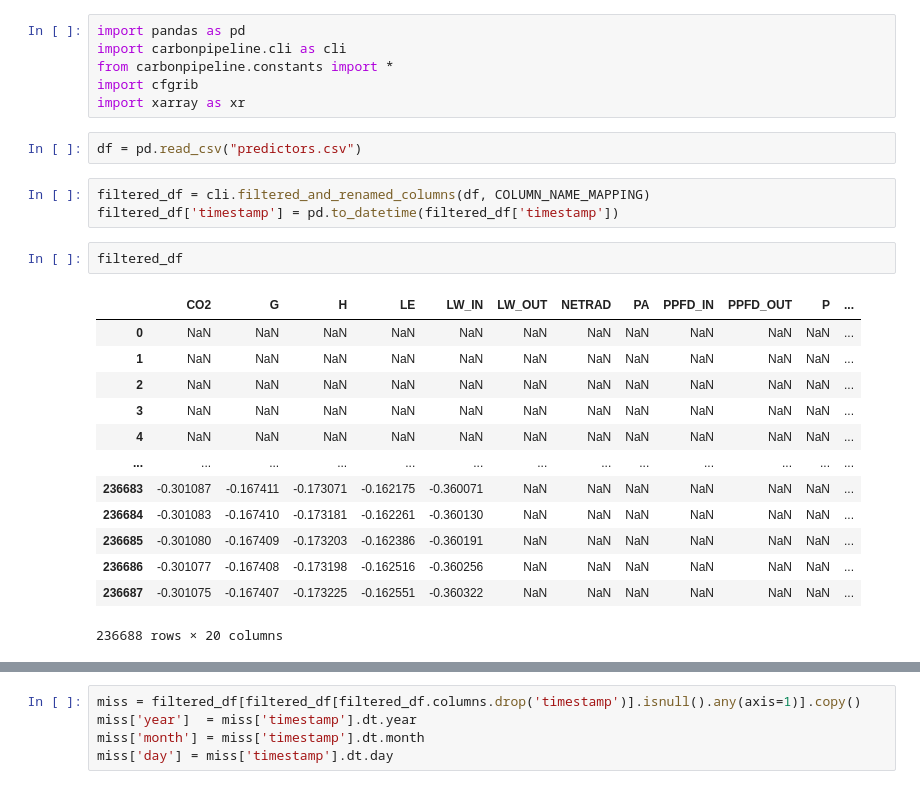
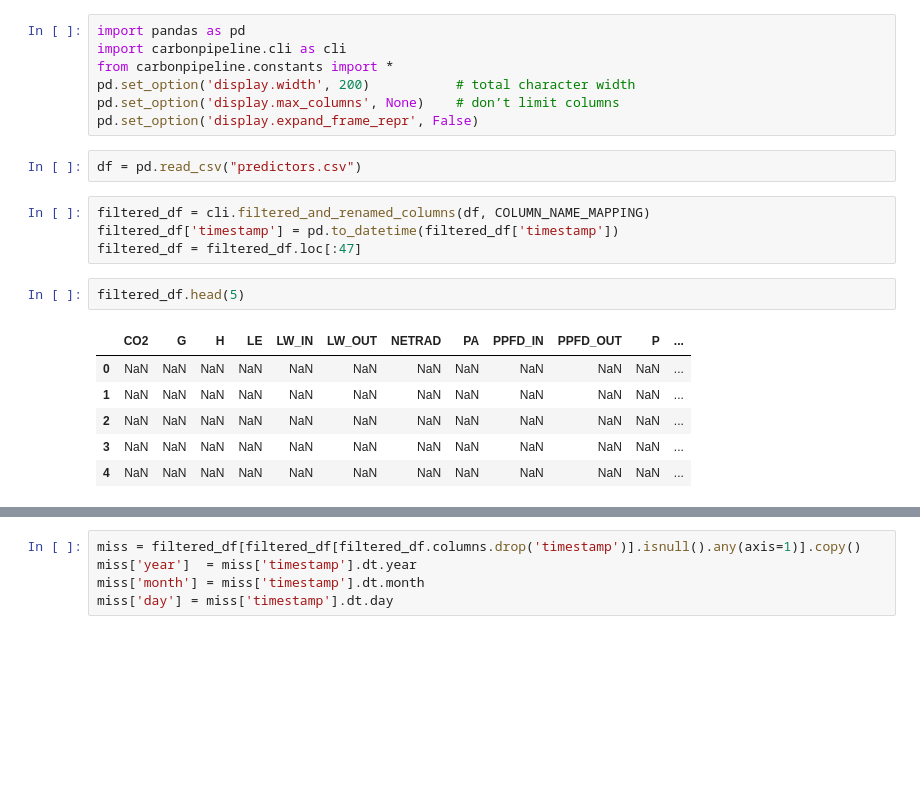
Before and after one commit to mrquaternion/CS-Pipeline, a Jupyter notebook: notebook.ipynb, the cells around one changed output, grey strips where cells are left out. Drawn from its saved outputs; the diff is of its cells as text; blank space fills up the shorter version.

```diff
--- a/notebook.ipynb
+++ b/notebook.ipynb
@@ -2,27 +2,22 @@
 import pandas as pd
 import carbonpipeline.cli as cli
 from carbonpipeline.constants import *
-import cfgrib
-import xarray as xr
+pd.set_option('display.width', 200)           # total character width
+pd.set_option('display.max_columns', None)    # don’t limit columns
+pd.set_option('display.expand_frame_repr', False)
 # %%
 df = pd.read_csv("predictors.csv")
 # %%
 filtered_df = cli.filtered_and_renamed_columns(df, COLUMN_NAME_MAPPING)
 filtered_df['timestamp'] = pd.to_datetime(filtered_df['timestamp'])
+filtered_df = filtered_df.loc[:47]
 # %%
-filtered_df
+filtered_df.head(5)
 # %% [output]
 |  | CO2 | G | H | LE | LW_IN | LW_OUT | NETRAD | PA | PPFD_IN | PPFD_OUT | P | ... |
 | 0 | NaN | NaN | NaN | NaN | NaN | NaN | NaN | NaN | NaN | NaN | NaN | ... |
 | 1 | NaN | NaN | NaN | NaN | NaN | NaN | NaN | NaN | NaN | NaN | NaN | ... |
 | 2 | NaN | NaN | NaN | NaN | NaN | NaN | NaN | NaN | NaN | NaN | NaN | ... |
 | 3 | NaN | NaN | NaN | NaN | NaN | NaN | NaN | NaN | NaN | NaN | NaN | ... |
 | 4 | NaN | NaN | NaN | NaN | NaN | NaN | NaN | NaN | NaN | NaN | NaN | ... |
-| ... | ... | ... | ... | ... | ... | ... | ... | ... | ... | ... | ... | ... |
-| 236683 | -0.301087 | -0.167411 | -0.173071 | -0.162175 | -0.360071 | NaN | NaN | NaN | NaN | NaN | NaN | ... |
-| 236684 | -0.301083 | -0.167410 | -0.173181 | -0.162261 | -0.360130 | NaN | NaN | NaN | NaN | NaN | NaN | ... |
-| 236685 | -0.301080 | -0.167409 | -0.173203 | -0.162386 | -0.360191 | NaN | NaN | NaN | NaN | NaN | NaN | ... |
-| 236686 | -0.301077 | -0.167408 | -0.173198 | -0.162516 | -0.360256 | NaN | NaN | NaN | NaN | NaN | NaN | ... |
-| 236687 | -0.301075 | -0.167407 | -0.173225 | -0.162551 | -0.360322 | NaN | NaN | NaN | NaN | NaN | NaN | ... |
-236688 rows × 20 columns
 # %%
```
Also changed, not shown: parts of 11 cells of this notebook.
